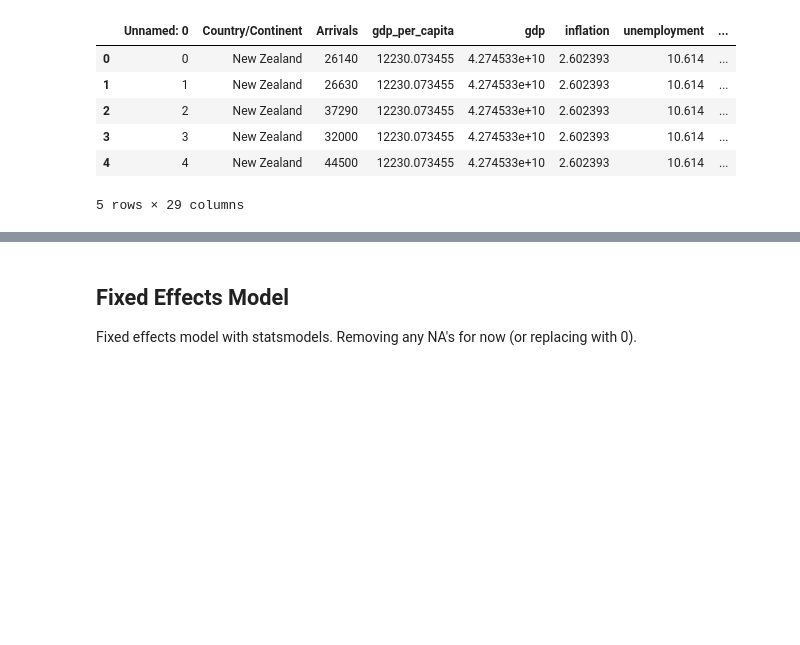
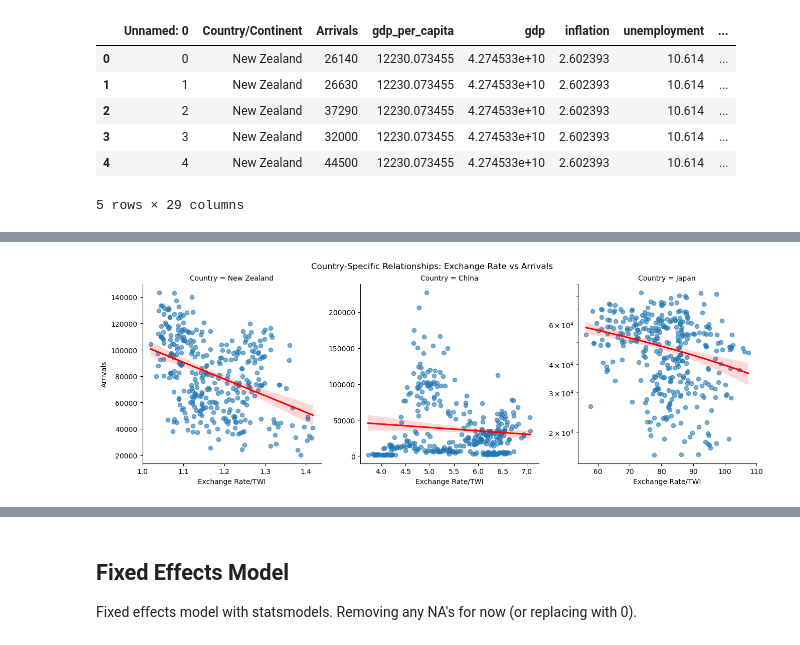
Before and after one commit to Hambo14/data7001, a Jupyter notebook: Modeling/Zane_modelling.ipynb, the cells around one changed output, grey strips where cells are left out. Drawn from its saved outputs; the diff is of its cells as text; code cells hidden in the pictures; blank space fills up the shorter version.

```diff
--- a/Modeling/Zane_modelling.ipynb
+++ b/Modeling/Zane_modelling.ipynb
@@ -20,0 +94,16 @@ arrivals_fx_df = arrivals_fx_df.iloc[:,1:]
+# %%
+import seaborn as sns
+sns.lmplot(
+    data=df[df['Country'].isin(['China','Japan','New Zealand'])],
+    x='Exchange Rate/TWI', y='Arrivals',
+    col='Country', col_wrap=3, height=4.5,
+    scatter_kws={'alpha':0.6}, line_kws={'color':'red'},
+    facet_kws=dict(sharex=False, sharey=False)
+)
+
+plt.suptitle('Country-Specific Relationships: Exchange Rate vs Arrivals', y=1.02)
+plt.yscale('log')
+#plt.xscale('log')
+plt.show()
+# %% [output]
+[figure, added]
```
Also changed, not shown: parts of 28 cells of this notebook, 1 other file.
